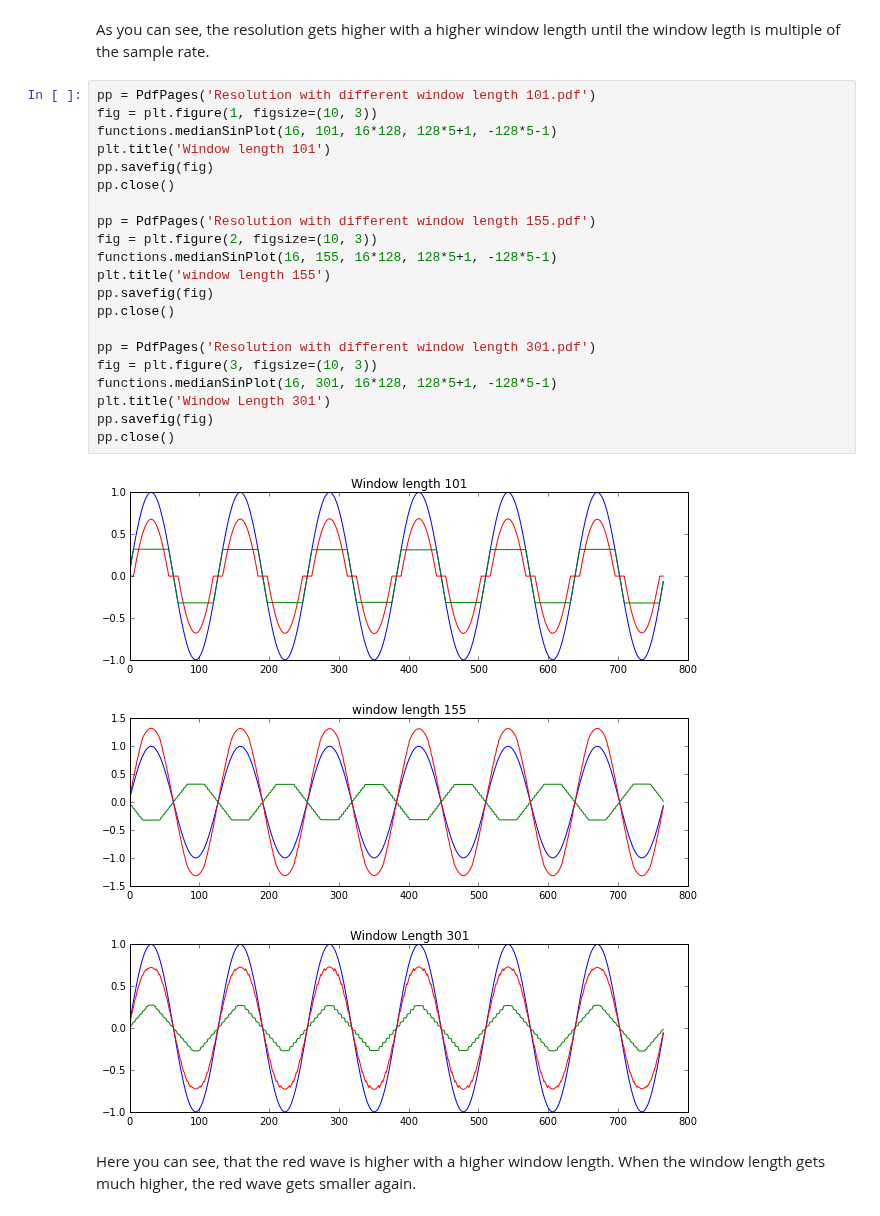
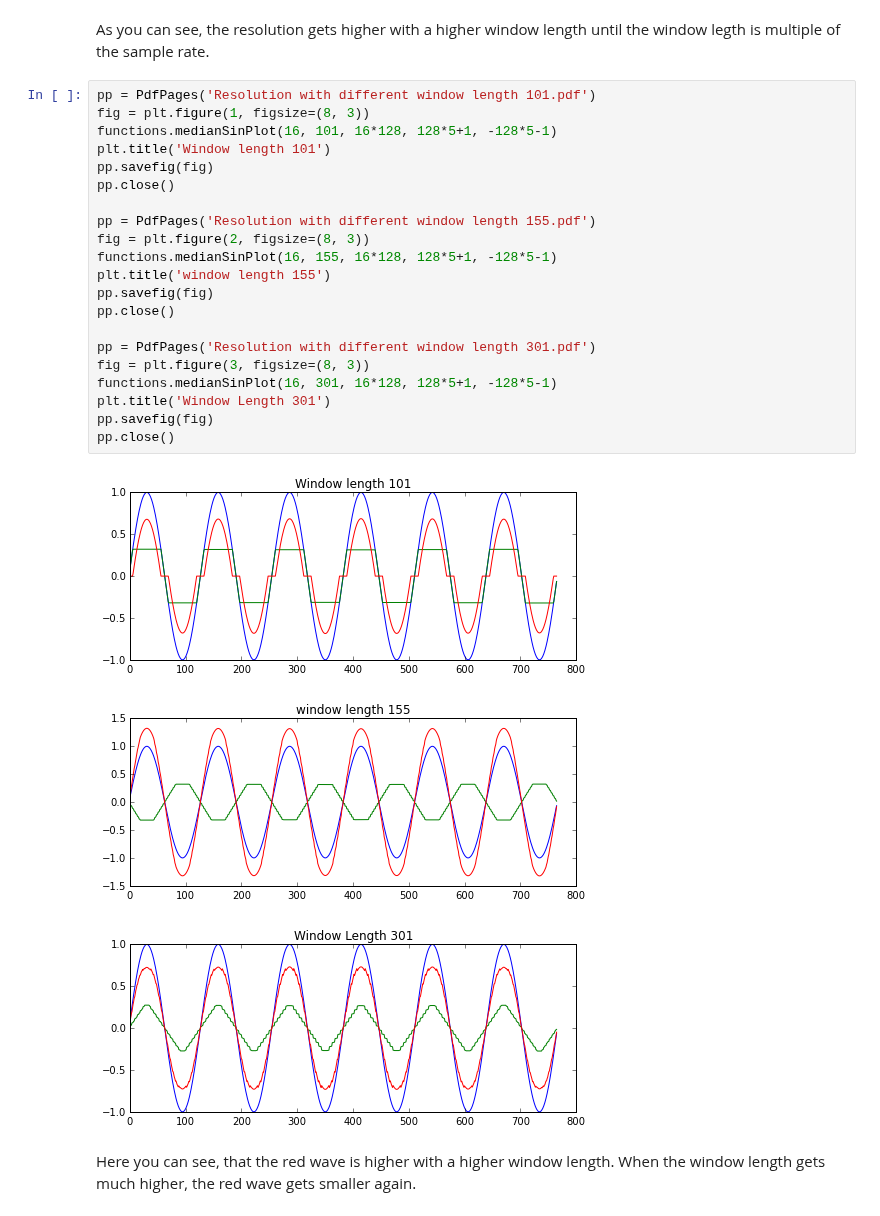
Before and after one commit to ktakagaki/kt-2015-DSPHandsOn, a Jupyter notebook: MedianFilter/Python/04. Summaries/Resolution of the median filter.ipynb, the cells around one changed output. Drawn from its saved outputs; the diff is of its cells as text.

```diff
--- a/MedianFilter/Python/04. Summaries/Resolution of the median filter.ipynb
+++ b/MedianFilter/Python/04. Summaries/Resolution of the median filter.ipynb
@@ -38,28 +40,28 @@ pp.close()
 As you can see, the resolution gets higher with a higher window length until the window legth is multiple of the sample rate.
 # %%
 pp = PdfPages('Resolution with different window length 101.pdf')
-fig = plt.figure(1, figsize=(10, 3))
+fig = plt.figure(1, figsize=(8, 3))
 functions.medianSinPlot(16, 101, 16*128, 128*5+1, -128*5-1)
 plt.title('Window length 101')
 pp.savefig(fig)
 pp.close()
 
 pp = PdfPages('Resolution with different window length 155.pdf')
-fig = plt.figure(2, figsize=(10, 3))
+fig = plt.figure(2, figsize=(8, 3))
 functions.medianSinPlot(16, 155, 16*128, 128*5+1, -128*5-1)
 plt.title('window length 155')
 pp.savefig(fig)
 pp.close()
 
 pp = PdfPages('Resolution with different window length 301.pdf')
-fig = plt.figure(3, figsize=(10, 3))
+fig = plt.figure(3, figsize=(8, 3))
 functions.medianSinPlot(16, 301, 16*128, 128*5+1, -128*5-1)
 plt.title('Window Length 301')
 pp.savefig(fig)
 pp.close()
 # %% [output]
-[figure, old version]
+[figure, new version]
-[figure, old version]
+[figure, new version]
-[figure, old version]
+[figure, new version]
 # %% [markdown]
 Here you can see, that the red wave is higher with a higher window length. When the window length gets much higher, the red wave gets smaller again.
```
Also changed, not shown: parts of 2 cells of this notebook, 4 other files.
